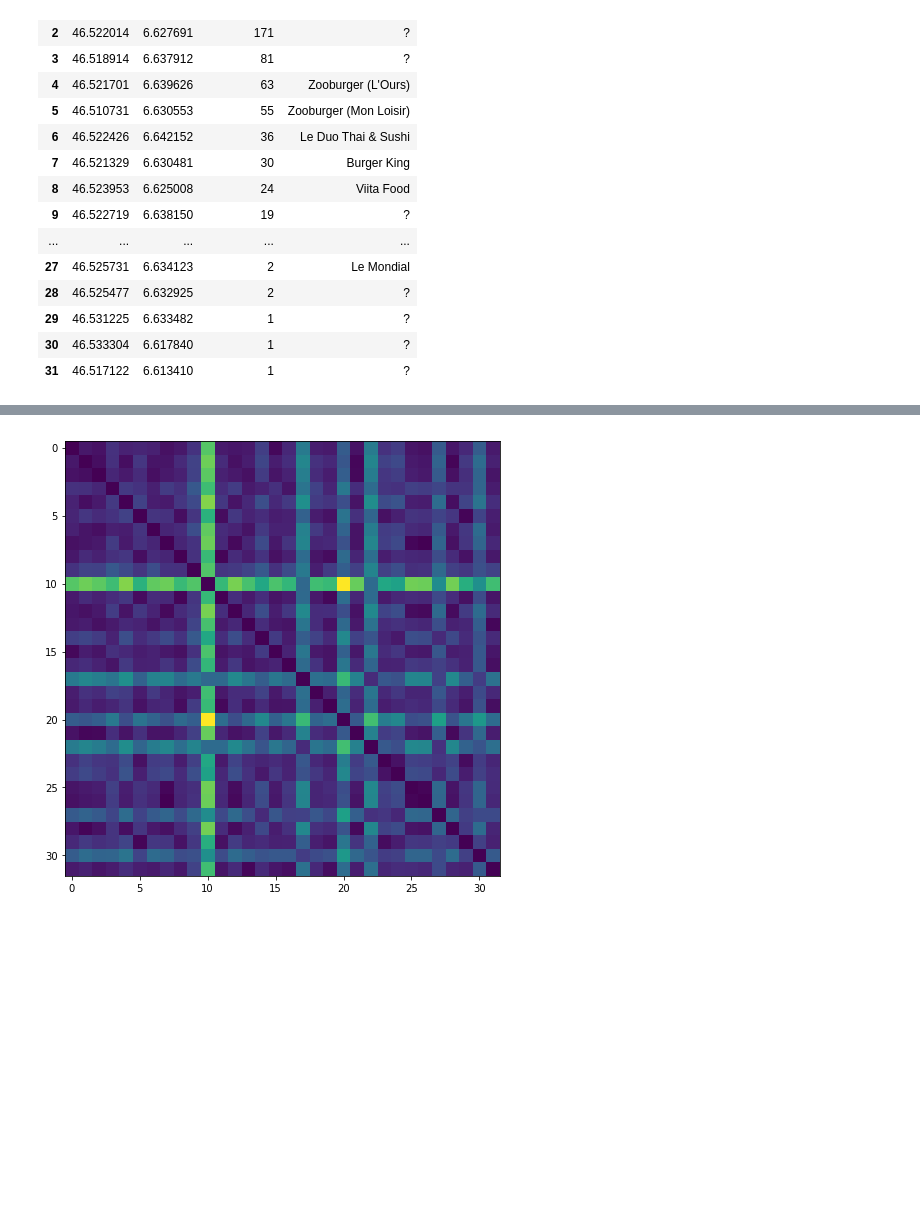
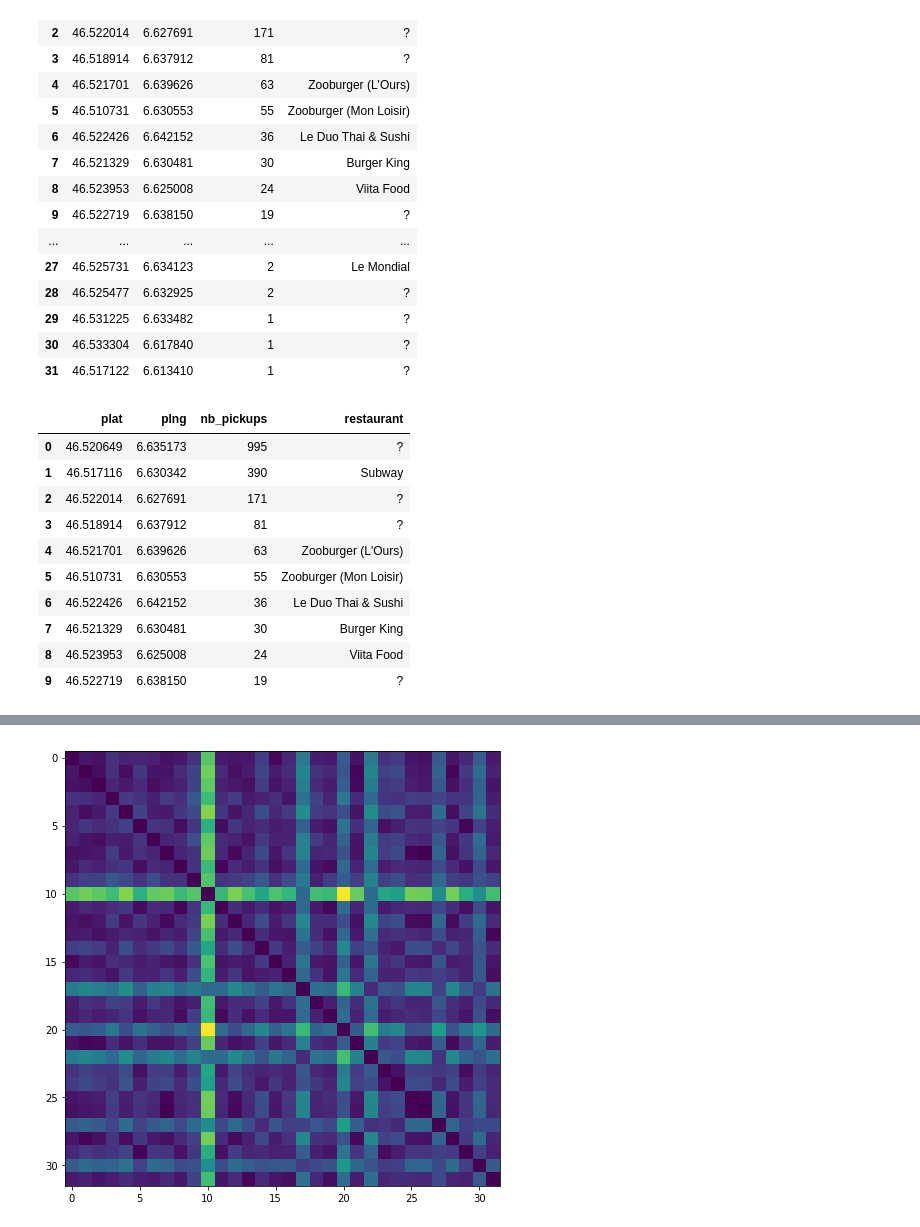
Before and after one commit to davidedidio/dataviz-smood, a Jupyter notebook: notebooks/restaurants.ipynb, the cells around one changed output, grey strips where cells are left out. Drawn from its saved outputs; the diff is of its cells as text; code cells hidden in the pictures; blank space fills up the shorter version.

```diff
--- a/notebooks/restaurants.ipynb
+++ b/notebooks/restaurants.ipynb
@@ -110,0 +111,17 @@ pickups_df.to_csv('data/unique_pickups.csv', sep=',')
+# %%
+pickups_df = pd.read_csv("../data/unique_pickups.csv")
+pickups_df = pickups_df.rename(columns={'plang': 'plng'})
+pickups_df = pickups_df[['plat', 'plng', 'nb_pickups', 'restaurant']]
+pickups_df.head(10)
+# %% [output]
+|  | plat | plng | nb_pickups | restaurant |
+| 0 | 46.520649 | 6.635173 | 995 | ? |
+| 1 | 46.517116 | 6.630342 | 390 | Subway |
+| 2 | 46.522014 | 6.627691 | 171 | ? |
+| 3 | 46.518914 | 6.637912 | 81 | ? |
+| 4 | 46.521701 | 6.639626 | 63 | Zooburger (L'Ours) |
+| 5 | 46.510731 | 6.630553 | 55 | Zooburger (Mon Loisir) |
+| 6 | 46.522426 | 6.642152 | 36 | Le Duo Thai & Sushi |
+| 7 | 46.521329 | 6.630481 | 30 | Burger King |
+| 8 | 46.523953 | 6.625008 | 24 | Viita Food |
+| 9 | 46.522719 | 6.638150 | 19 | ? |
```
Also changed, not shown: parts of 5 cells of this notebook, 3 other files.
